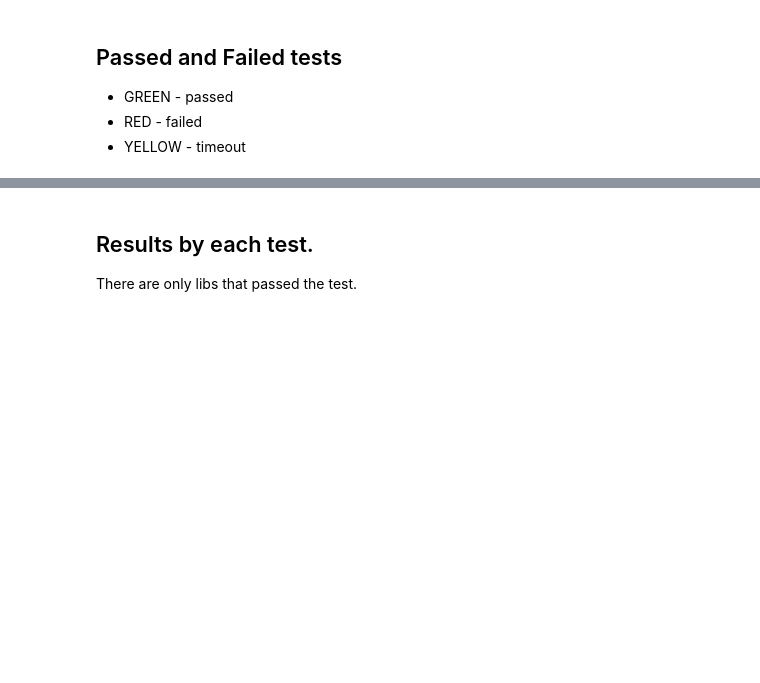
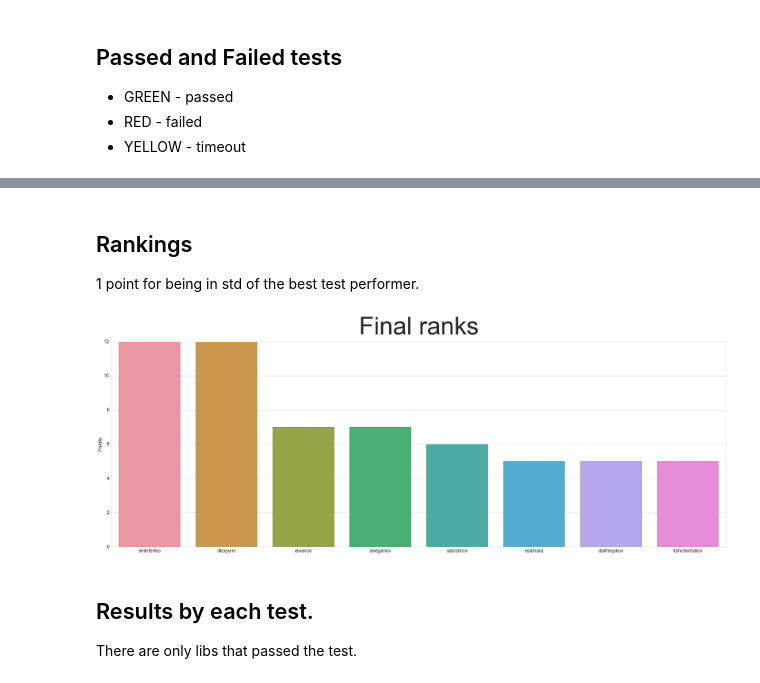
Before and after one commit to annamel/acroparallels2016, a Jupyter notebook: tester/test_results.ipynb, the cells around one changed output, grey strips where cells are left out. Cells and saved outputs as stored; diff of their text form; code cells hidden in the pictures; blank space fills up the shorter version.

Commit message:
add lib rankings

```diff
--- a/tester/test_results.ipynb
+++ b/tester/test_results.ipynb
@@ -68,0 +71,3 @@ plt.show()
+# %% [markdown]
+## Rankings
+1 point for being in std of the best test performer.
@@ -69,3 +87,14 @@ plt.show()
+# %%
+ranks["sum"] = ranks.sum(axis=1)
+ranks.sort_values(by=['sum'], ascending=False, inplace=True)
+# %%
+plt.figure(figsize=(45, 15))
+sns.plt.title("Final ranks", fontsize=100, y=1.03)
+sns.barplot(y=ranks["sum"], x=ranks.index)
+plt.ylabel('Points')
+plt.show()
+# %% [output]
+[figure, added]
 # %% [markdown]
 ## Results by each test.
 There are only libs that passed the test.
```
Also changed, not shown: parts of 5 cells of this notebook.
